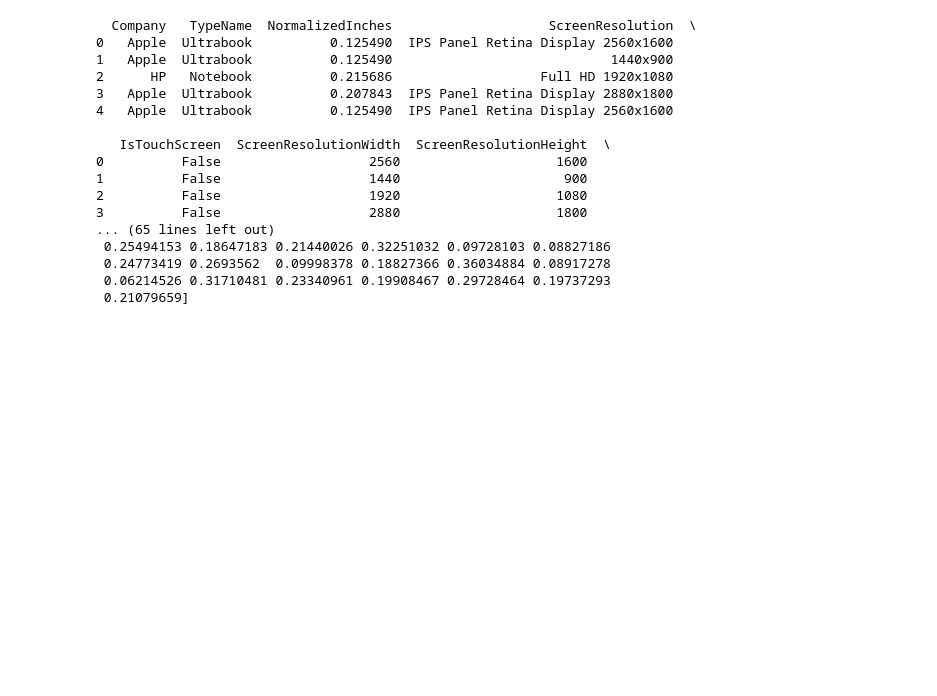
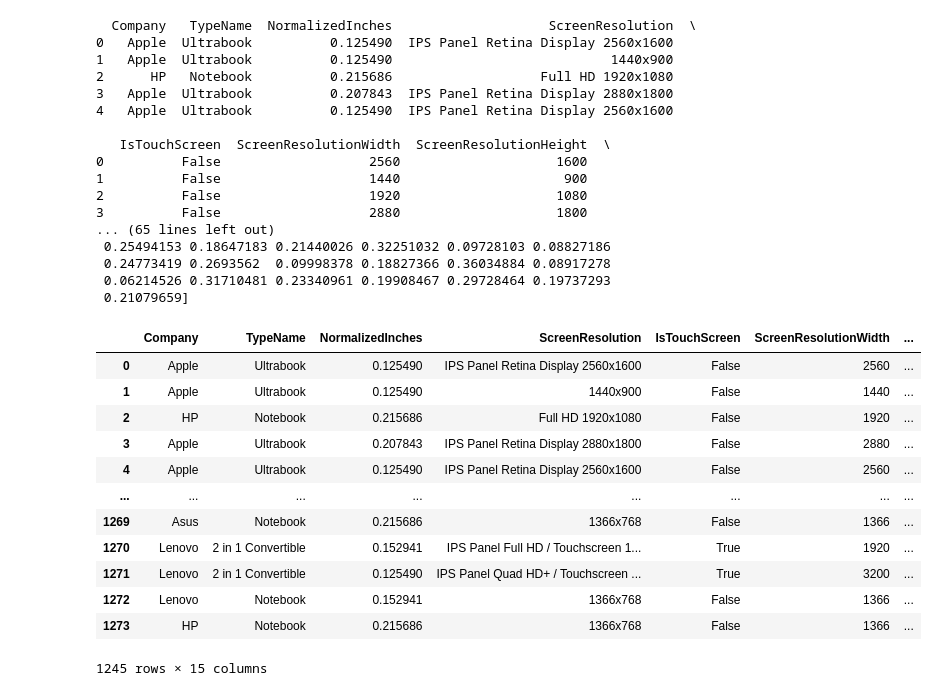
Before and after one commit to Ste881/Laptop-price-prediction, a Jupyter notebook: laptop_ML_project.ipynb, the cells around one changed output. Drawn from its saved outputs; the diff is of its cells as text; code cells hidden in the pictures; blank space fills up the shorter version.

Commit message:
Recalibrating Innovation Score

```diff
--- a/laptop_ML_project.ipynb
+++ b/laptop_ML_project.ipynb
@@ -404,3 +406,53 @@ print(encoded_scaled_df.info())
  0.24773419 0.2693562  0.09998378 0.18827366 0.36034884 0.08917278
  0.06214526 0.31710481 0.23340961 0.19908467 0.29728464 0.19737293
  0.21079659]
+# %%
+# calculating Innovationg Score
+def NormalizedInnovationScore(data):
+    # Copy the original dataframe to avoid modifying the original data
+    df = data.copy()
+
+    # Step 1: Normalize continuous features
+    scaler = MinMaxScaler()
+    continuous_features = ['NormalizedInches', 'NormalizedRam', 'NormalizedWeight']
+    df[continuous_features] = scaler.fit_transform(df[continuous_features])
+
+    # Step 2: Encode categorical features
+    categorical_features = ['Cpu', 'Gpu', 'Memory']
+    encoded_features = pd.get_dummies(df[categorical_features])
+
+    # Step 3: Combine all features
+    all_features = pd.concat([df[continuous_features], encoded_features], axis=1)
+
+    # Step 4: Calculate innovation score with equal weights
+    weights = {feature: 1.0 for feature in all_features.columns}
+    innovation_score = (all_features * pd.Series(weights)).sum(axis=1)
+
+    # Step 5: Normalize the innovation score
+    min_score = innovation_score.min()
+    max_score = innovation_score.max()
+    normalized_innovation_score = (innovation_score - min_score) / (max_score - min_score)
+
+    # Add the normalized innovation score as a new column to the DataFrame
+    df['NormalizedInnovation'] = normalized_innovation_score
+
+    return df
+
+
+normalized_df = NormalizedInnovationScore(encoded_scaled_df)
+# %%
+normalized_df
+# %% [output]
+|  | Company | TypeName | NormalizedInches | ScreenResolution | IsTouchScreen | ScreenResolutionWidth | ... |
+| 0 | Apple | Ultrabook | 0.125490 | IPS Panel Retina Display 2560x1600 | False | 2560 | ... |
+| 1 | Apple | Ultrabook | 0.125490 | 1440x900 | False | 1440 | ... |
+| 2 | HP | Notebook | 0.215686 | Full HD 1920x1080 | False | 1920 | ... |
+| 3 | Apple | Ultrabook | 0.207843 | IPS Panel Retina Display 2880x1800 | False | 2880 | ... |
+| 4 | Apple | Ultrabook | 0.125490 | IPS Panel Retina Display 2560x1600 | False | 2560 | ... |
+| ... | ... | ... | ... | ... | ... | ... | ... |
+| 1269 | Asus | Notebook | 0.215686 | 1366x768 | False | 1366 | ... |
+| 1270 | Lenovo | 2 in 1 Convertible | 0.152941 | IPS Panel Full HD / Touchscreen 1... | True | 1920 | ... |
+| 1271 | Lenovo | 2 in 1 Convertible | 0.125490 | IPS Panel Quad HD+ / Touchscreen ... | True | 3200 | ... |
+| 1272 | Lenovo | Notebook | 0.152941 | 1366x768 | False | 1366 | ... |
+| 1273 | HP | Notebook | 0.215686 | 1366x768 | False | 1366 | ... |
+1245 rows × 15 columns
```
Also changed, not shown: parts of 1 cell of this notebook.
